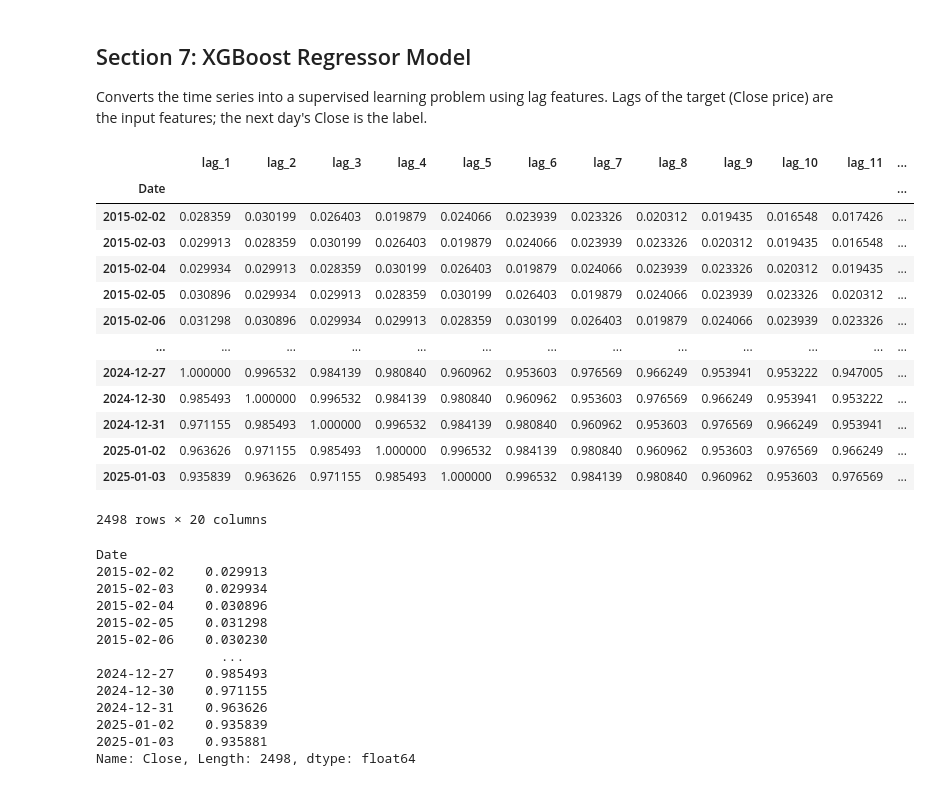
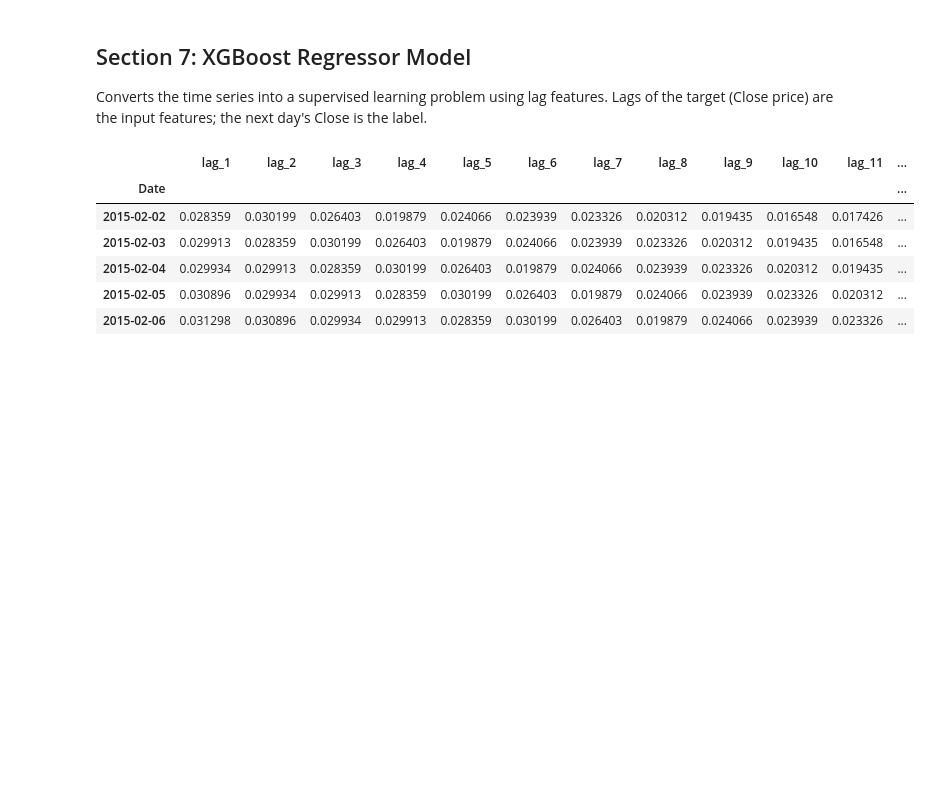
Before and after one commit to ianliu1119/Time-Series-Analysis, a Jupyter notebook: stock_forecasting.ipynb, the cells around one changed output. Saved outputs shown, nothing was run; the diff lists cells and outputs as text; code cells hidden in the pictures; blank space fills up the shorter version.

```diff
--- a/stock_forecasting.ipynb
+++ b/stock_forecasting.ipynb
@@ -295,52 +302,31 @@ Lags of the target (Close price) are the input features; the next day's Close is
 # %%
 def make_lag_features(series, n_lags=20):
     """Create a supervised dataset from lag features."""
     df_feat = pd.DataFrame({"Close": series})
     for lag in range(1, n_lags + 1):
         df_feat[f"lag_{lag}"] = df_feat["Close"].shift(lag)
     df_feat.dropna(inplace=True)
     X = df_feat.drop(columns="Close")
     y = df_feat["Close"]
     return X, y
 
 N_LAGS = 20
 
 # Scale the full series, then split
 scaler = MinMaxScaler()
 scaled = scaler.fit_transform(df[["Close"]])
 scaled_series = pd.Series(scaled.flatten(), index=df.index)
 
 X_all, y_all = make_lag_features(scaled_series, n_lags=N_LAGS)
-display(X_all)
-display(y_all)
+X_all.head()
 # %% [output]
 |  | lag_1 | lag_2 | lag_3 | lag_4 | lag_5 | lag_6 | lag_7 | lag_8 | lag_9 | lag_10 | lag_11 | ... |
 | Date |  |  |  |  |  |  |  |  |  |  |  | ... |
 | 2015-02-02 | 0.028359 | 0.030199 | 0.026403 | 0.019879 | 0.024066 | 0.023939 | 0.023326 | 0.020312 | 0.019435 | 0.016548 | 0.017426 | ... |
 | 2015-02-03 | 0.029913 | 0.028359 | 0.030199 | 0.026403 | 0.019879 | 0.024066 | 0.023939 | 0.023326 | 0.020312 | 0.019435 | 0.016548 | ... |
 | 2015-02-04 | 0.029934 | 0.029913 | 0.028359 | 0.030199 | 0.026403 | 0.019879 | 0.024066 | 0.023939 | 0.023326 | 0.020312 | 0.019435 | ... |
 | 2015-02-05 | 0.030896 | 0.029934 | 0.029913 | 0.028359 | 0.030199 | 0.026403 | 0.019879 | 0.024066 | 0.023939 | 0.023326 | 0.020312 | ... |
 | 2015-02-06 | 0.031298 | 0.030896 | 0.029934 | 0.029913 | 0.028359 | 0.030199 | 0.026403 | 0.019879 | 0.024066 | 0.023939 | 0.023326 | ... |
-| ... | ... | ... | ... | ... | ... | ... | ... | ... | ... | ... | ... | ... |
-| 2024-12-27 | 1.000000 | 0.996532 | 0.984139 | 0.980840 | 0.960962 | 0.953603 | 0.976569 | 0.966249 | 0.953941 | 0.953222 | 0.947005 | ... |
-| 2024-12-30 | 0.985493 | 1.000000 | 0.996532 | 0.984139 | 0.980840 | 0.960962 | 0.953603 | 0.976569 | 0.966249 | 0.953941 | 0.953222 | ... |
-| 2024-12-31 | 0.971155 | 0.985493 | 1.000000 | 0.996532 | 0.984139 | 0.980840 | 0.960962 | 0.953603 | 0.976569 | 0.966249 | 0.953941 | ... |
-| 2025-01-02 | 0.963626 | 0.971155 | 0.985493 | 1.000000 | 0.996532 | 0.984139 | 0.980840 | 0.960962 | 0.953603 | 0.976569 | 0.966249 | ... |
-| 2025-01-03 | 0.935839 | 0.963626 | 0.971155 | 0.985493 | 1.000000 | 0.996532 | 0.984139 | 0.980840 | 0.960962 | 0.953603 | 0.976569 | ... |
-2498 rows × 20 columns
-Date
-2015-02-02    0.029913
-2015-02-03    0.029934
-2015-02-04    0.030896
-2015-02-05    0.031298
-2015-02-06    0.030230
-                ...
-2024-12-27    0.985493
-2024-12-30    0.971155
-2024-12-31    0.963626
-2025-01-02    0.935839
-2025-01-03    0.935881
-Name: Close, Length: 2498, dtype: float64
 # %%
 # Align with original train/test boundaries
 split_idx = len(train) - N_LAGS   # offset for dropped NaN rows
```
Also changed, not shown: parts of 25 cells of this notebook, 6 other files.
